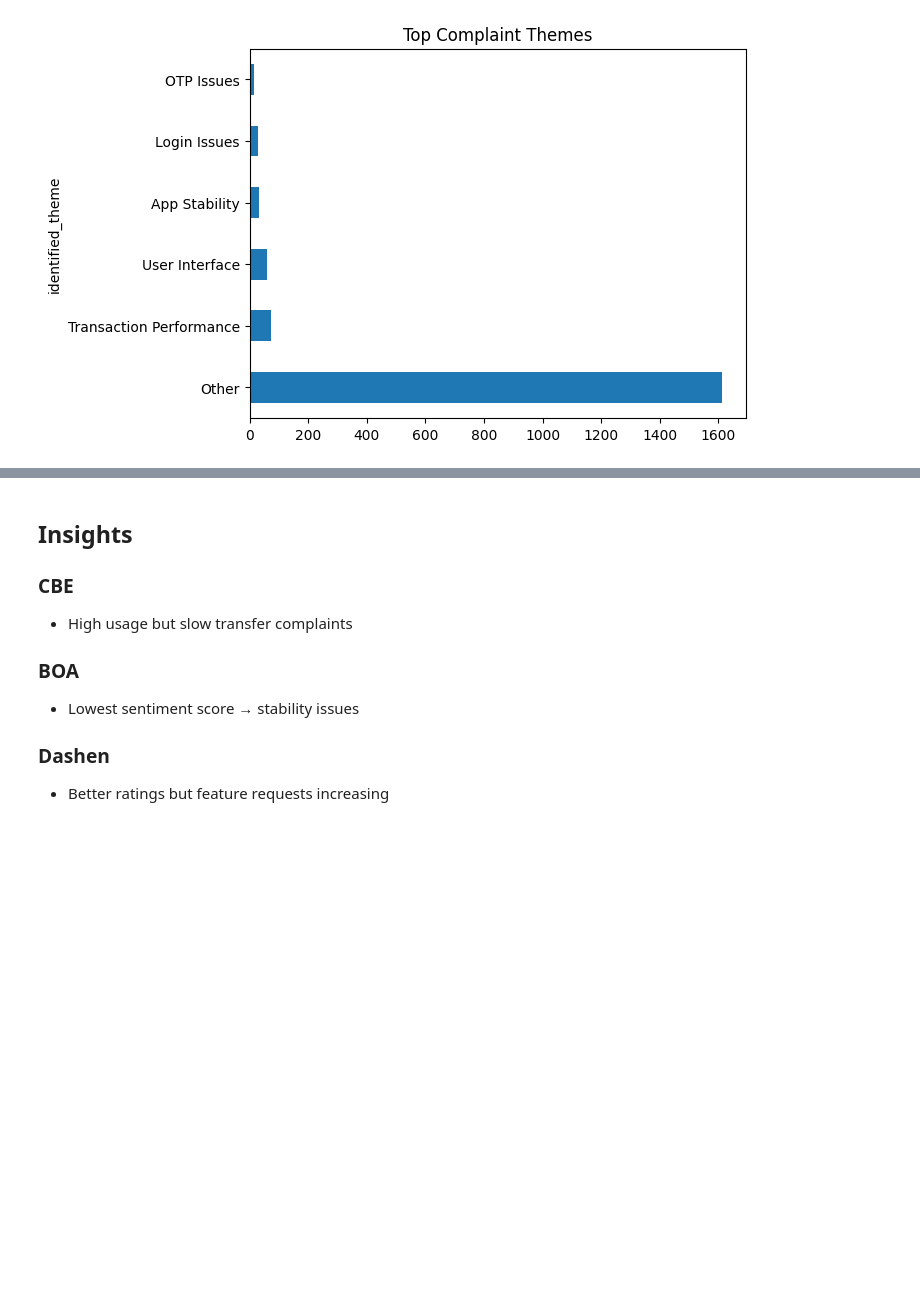
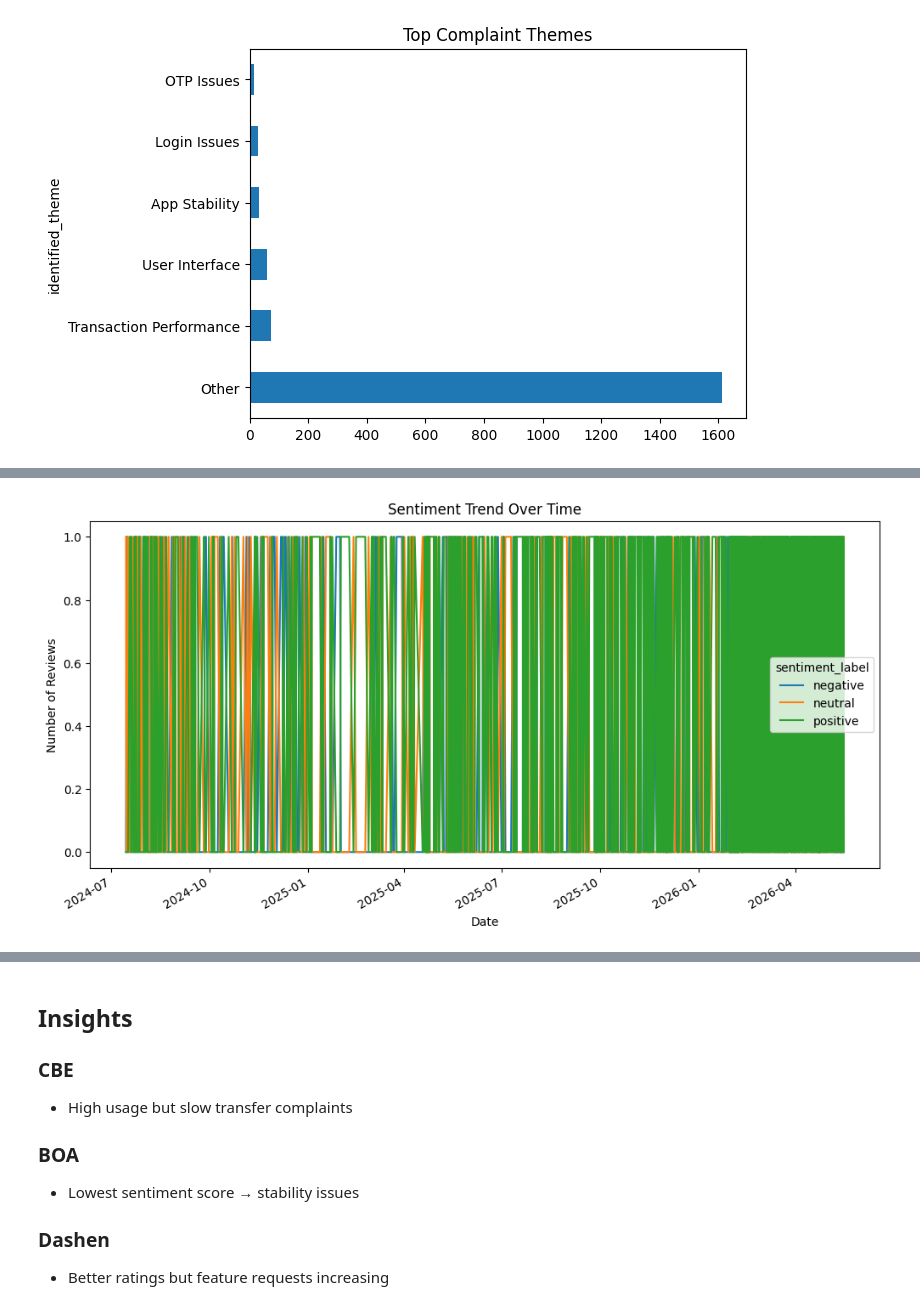
Before and after one commit to Bilen189/ethiopian-bank-review-analytics, a Jupyter notebook: notebooks/task4_insights.ipynb, the cells around one changed output, grey strips where cells are left out. Saved outputs shown, nothing was run; the diff lists cells and outputs as text; code cells hidden in the pictures; blank space fills up the shorter version.

```diff
--- a/notebooks/task4_insights.ipynb
+++ b/notebooks/task4_insights.ipynb
@@ -52,0 +93,16 @@ plt.show()
+# %%
+trend = (
+    df.groupby(["review_date", "sentiment_label"])
+    .size()
+    .unstack(fill_value=0)
+)
+
+trend.plot(figsize=(12,6))
+
+plt.title("Sentiment Trend Over Time")
+plt.xlabel("Date")
+plt.ylabel("Number of Reviews")
+
+plt.show()
+# %% [output]
+[figure, added]
```
Also changed, not shown: parts of 5 cells of this notebook.
